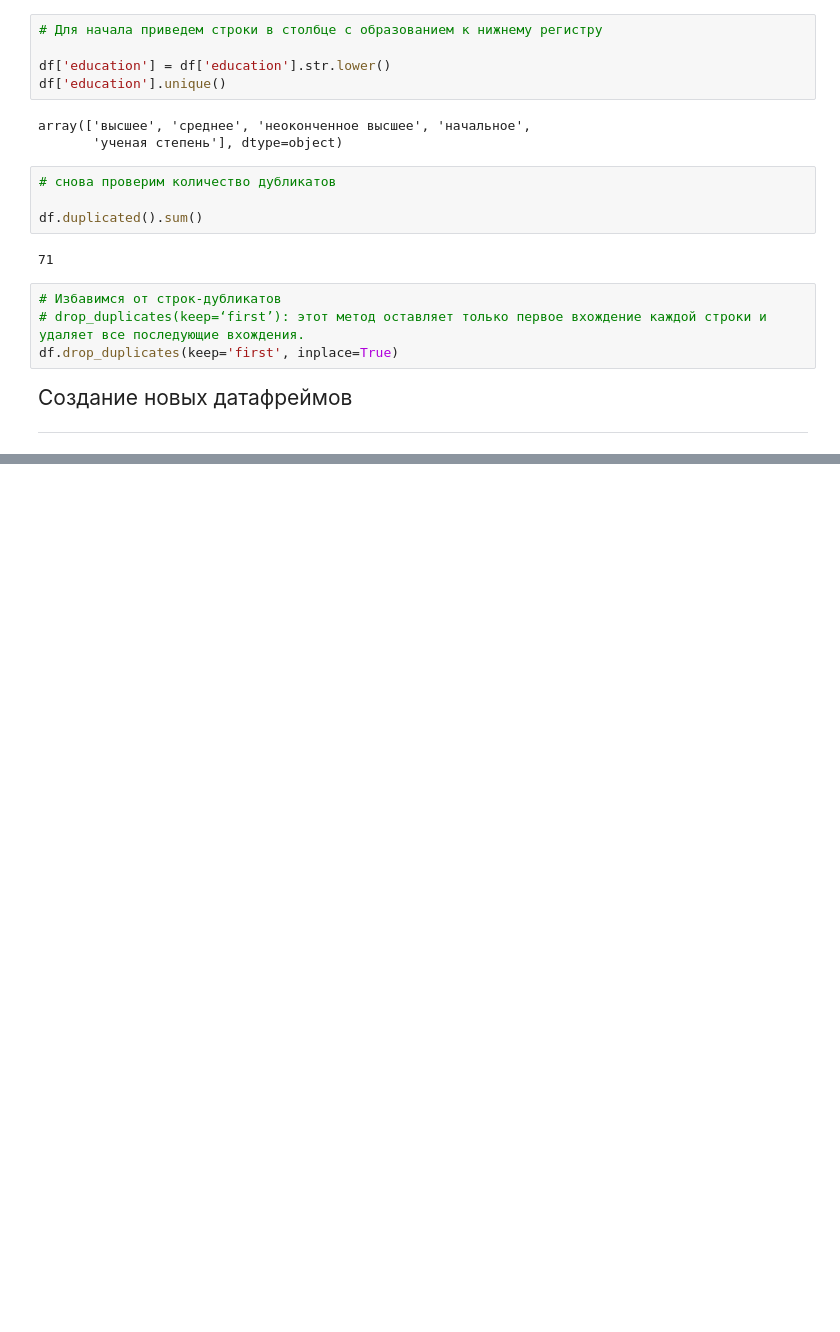
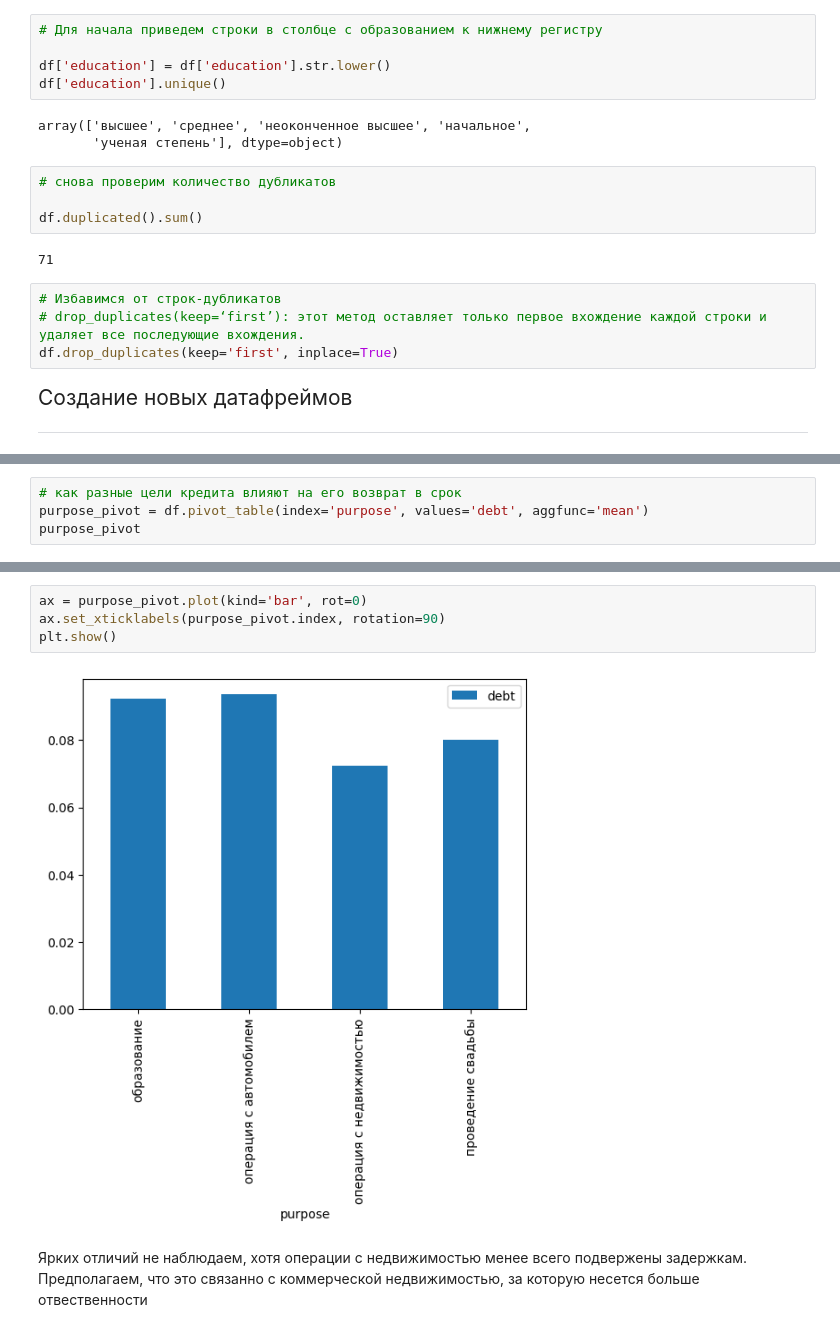
Before and after one commit to hactac9i/YaPrak, a Jupyter notebook: project_credit.ipynb, the cells around one changed output, grey strips where cells are left out. Drawn from its saved outputs; the diff is of its cells as text; blank space fills up the shorter version.

```diff
--- a/project_credit.ipynb
+++ b/project_credit.ipynb
@@ -269,0 +483,4 @@ ________________________________________________________________________________
+# %%
+# как разные цели кредита влияют на его возврат в срок
+purpose_pivot = df.pivot_table(index='purpose', values='debt', aggfunc='mean')
+purpose_pivot
@@ -269,0 +494,8 @@ ________________________________________________________________________________
+# %%
+ax = purpose_pivot.plot(kind='bar', rot=0)
+ax.set_xticklabels(purpose_pivot.index, rotation=90)
+plt.show()
+# %% [output]
+[figure, added]
+# %% [markdown]
+Ярких отличий не наблюдаем, хотя операции с недвижимостью менее всего подвержены задержкам. Предполагаем, что это связанно с коммерческой недвижимостью, за которую несется больше отвественности
```
Also changed, not shown: parts of 28 cells of this notebook, 1 other file.
